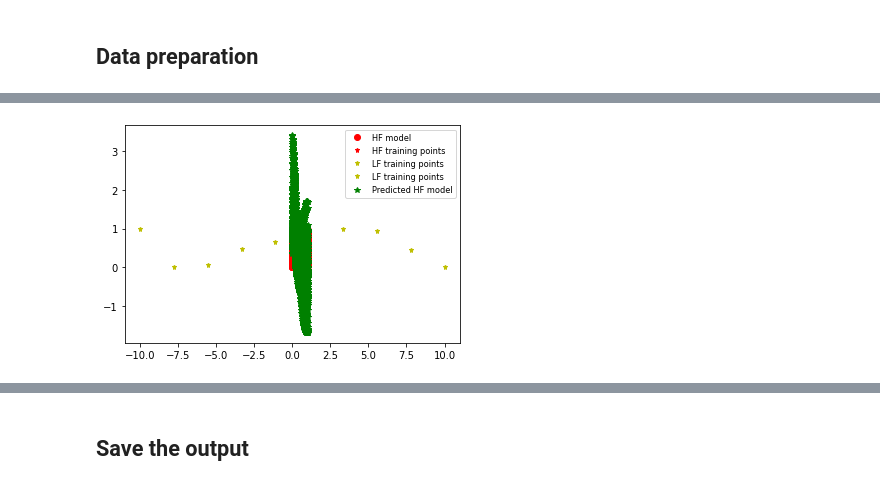
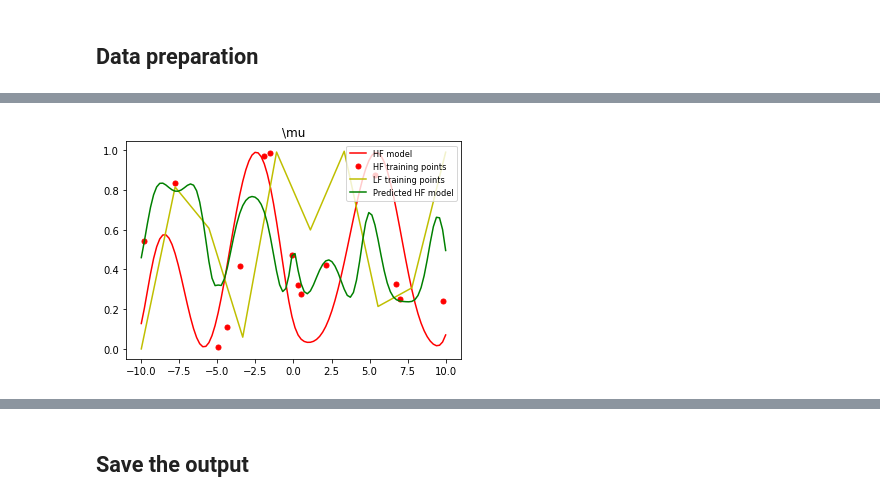
Before and after one commit to Jackmos/Multi-Fidelity-MCMC-methods, a Jupyter notebook: PACS_project2/Multiparameter/2-step/2NN.ipynb, the cells around one changed output, grey strips where cells are left out. Saved outputs shown, nothing was run; the diff lists cells and outputs as text; code cells hidden in the pictures.

```diff
--- a/PACS_project2/Multiparameter/2-step/2NN.ipynb
+++ b/PACS_project2/Multiparameter/2-step/2NN.ipynb
@@ -59,7 +59,7 @@ reaction_HF_test = (reaction_HF_test - reaction_min) / (
 # %%
 #########################     TRAIN SET      ##########################
 NepoLF = 5000  # number of epochs for first NN: NN_LF
-NepoHF = 3000  # number of epochs for second NN: NN_HF
+NepoHF = 5000  # number of epochs for second NN: NN_HF
 
 Nlf = 30
 # %%
@@ -68,12 +68,20 @@ Nlf = 30
 permutation1 = np.random.permutation(len(reaction_HF_test))
 permutation2 = np.random.permutation(len(x_HF_test))
 n_HF = 15
+
 reaction_HF = reaction_HF_test[permutation1][0:n_HF]
 x_HF = x_HF_test[permutation2][0:n_HF]
-reaction_HF = np.column_stack((reaction_HF, x_HF))
+grid1, grid2 = np.meshgrid(reaction_HF, x_HF)
+reaction_HF = np.column_stack((grid1.ravel(), grid2.ravel()))
 U_HF_test = U_HF_test[:, -1, :,44]
 
 reaction_HF_test = np.array(list(product(reaction_HF_test.flatten(), x_HF_test.flatten())))
+
+#
+reaction_HF=np.c_[reaction_HF, np.abs(np.sin(5*np.pi*reaction_HF[:, 0])),np.abs(np.sin(0.2*np.pi*reaction_HF[:, 1]))]
+reaction_HF_test=np.c_[reaction_HF_test, np.abs(np.sin(5*np.pi*reaction_HF_test[:, 0])),np.abs(np.sin(0.2*np.pi*reaction_HF_test[:, 1]))]
+#
+
 
 # TRANSFORMATION
 U_h_max_test = np.max(U_HF_test)
@@ -82,7 +90,9 @@ U_h_min_test = np.min(U_HF_test)
 U_HF_test = (U_HF_test - U_h_min_test) / (U_h_max_test - U_h_min_test)
 
 ##
-U_HF = U_HF_test[permutation1[0:n_HF],permutation2[0:n_HF]]
+p1, p2 = np.meshgrid(permutation1[0:n_HF], permutation2[0:n_HF])
+permutation = np.column_stack((p1.ravel(), p2.ravel()))
+U_HF = U_HF_test[permutation[:,0],permutation[:,1]]
 row, col = U_HF_test.shape
 index_row, index_col = np.meshgrid(np.arange(row), np.arange(col), indexing='ij')
 comb = np.ravel_multi_index((index_row.flatten(), index_col.flatten()), dims=(row, col))
@@ -120,9 +134,11 @@ for m in range(len(Discretizations)):
         L=np.minimum(Nlf,x_LF_test.shape[0])
         permutation1 = np.random.permutation(len(reaction_LF_test))
         permutation2 = np.random.permutation(len(x_LF_test))
-        reaction_LF = reaction_LF_test[permutation1][0:L]    # problema di consistenza qui: non stai confrontando stesso numero di dati, ma è cosairreparabile se non creando nuovo dataset
+        reaction_LF = reaction_LF_test[permutation1][0:Nlf]    # problema di consistenza qui: non stai confrontando stesso numero di dati, ma è cosairreparabile se non creando nuovo dataset
         x_LF = x_LF_test[permutation2][0:L]
-        reaction_LF = np.column_stack((reaction_LF, x_LF))
+
+        grid1, grid2 = np.meshgrid(reaction_LF, x_LF)
+        reaction_LF = np.column_stack((grid1.ravel(), grid2.ravel()))
         reaction_LF_test = np.array(list(product(reaction_LF_test.flatten(), x_LF_test.flatten())))
         U_LF_test = U_LF_test[
         :,
@@ -130,13 +146,25 @@ for m in range(len(Discretizations)):
         :,
         int(4*(Discretizations[m]-1)/9)
         ]
+
+        #
+        reaction_LF=np.c_[reaction_LF, np.abs(np.sin(5*np.pi*reaction_LF[:, 0])),np.abs(np.sin(0.2*np.pi*reaction_LF[:, 1]))]
+        reaction_LF_test=np.c_[reaction_LF_test, np.abs(np.sin(5*np.pi*reaction_LF_test[:, 0])),np.abs(np.sin(0.2*np.pi*reaction_LF_test[:, 1]))]
+        #
+
         # TRANSFORMATION
         U_t_max_test = np.max(U_LF_test)
         U_t_min_test = np.min(U_LF_test)
 
         U_LF_test = (U_LF_test - U_t_min_test) / (U_t_max_test - U_t_min_test)
         #U_HF = (U_HF - U_h_min_test) / (U_h_max_test - U_h_min_test)
-        U_train_LF = U_LF_test[permutation1[0:L],permutation2[0:L]]
+
+
+        p1, p2 = np.meshgrid(permutation1[0:Nlf], permutation2[0:L])
+        permutation = np.column_stack((p1.ravel(), p2.ravel()))
+        U_train_LF = U_LF_test[permutation[:,0],permutation[:,1]]
+        #U_train_LF = U_LF_test[permutation1[0:L],permutation2[0:L]]
+
         ##
         row, col = U_LF_test.shape
         index_row, index_col = np.meshgrid(np.arange(row), np.arange(col), indexing='ij')
@@ -242,31 +270,47 @@ for m in range(len(Discretizations)):
         print(f"R^2: {r2_HF}")
 
         plt.figure()
+        mask1_test=np.where(reaction_test_in[:,0]==np.min(reaction_test_in[:,0]))
+        mask1=np.where(reaction_final[:,0]==np.min(reaction_final[:,0]))
+        mask1_LF=np.where(reaction_LF[:,0]==np.min(reaction_LF[:,0]))
+        order=np.argsort(reaction_LF[mask1_LF,1])
+# plt.plot(mu_test, U_hf_test, 'b-', linewidth = 1.5, label = 'HF model')
+# plt.plot(mu_train_HF, U_hf_train,'b*', markersize = 7, label = 'HF training points')
+        plt.plot(reaction_test_in[mask1_test,1].T, U_HF_test[mask1_test], "r-", linewidth=1.5, label="HF model")
+        plt.plot(reaction_final[mask1,1].T, U_HF[mask1], "ro", markersize=5, label="HF training points")
+        plt.plot(reaction_LF[mask1_LF,1].T[order[0,:]], U_train_LF[mask1_LF][order[0,:]], "y-", markersize=5, label="LF training points")
         plt.plot(
-        reaction_test_in[:, 0], U_HF_test, "ro", linewidth=1.5, label="HF model"
-        )
-        plt.plot(
-        reaction_final[:, 0],
-        U_HF,
-        "r*",
+        reaction_test_in[mask1_test, 1].T,
+        finalModel.predict(reaction_test_in[mask1_test, :][0,:,:]),
+        "g-",
         markersize=5,
-        label="HF training points",
-        )
-        plt.plot(
-        reaction_LF,
-        U_train_LF,
-        "y*",
-        markersize=5,
-        label="LF training points",
-        )
-        plt.plot(
-        reaction_test_in[:, 0],
-        finalModel.predict(reaction_test_in),
-        "g*",
-        linewidth=3,
         label="Predicted HF model",
         )
+
         plt.legend(prop={"size": 8.3})
+        plt.title("\mu")
+        plt.show()
+
+        plt.figure()
+        mask2_test=np.where(reaction_test_in[:,1]==np.min(reaction_test_in[:,1]))
+        mask2=np.where(reaction_final[:,1]==np.min(reaction_final[:,1]))
+        mask2_LF=np.where(reaction_LF[:,1]==np.min(reaction_LF[:,1]))
+        order=np.argsort(reaction_LF[mask2_LF,0])
+# plt.plot(mu_test, U_hf_test, 'b-', linewidth = 1.5, label = 'HF model')
+# plt.plot(mu_train_HF, U_hf_train,'b*', markersize = 7, label = 'HF training points')
+        plt.plot(reaction_test_in[mask2_test,0].T, U_HF_test[mask2_test], "r-", linewidth=1.5, label="HF model")
+        plt.plot(reaction_final[mask2,0].T, U_HF[mask2], "ro", markersize=5, label="HF training points")
+        plt.plot(reaction_LF[mask2_LF,0].T[order[0,:]], U_train_LF[mask2_LF][order[0,:]], "y-", markersize=5, label="LF training points")
+        plt.plot(
+        reaction_test_in[mask2_test, 0].T,
+        finalModel.predict(reaction_test_in[mask2_test, :][0,:,:]),
+        "g-",
+        markersize=5,
+        label="Predicted HF model",
+        )
+
+        plt.legend(prop={"size": 8.3})
+        plt.title("x")
         plt.show()
 
         new = {'Discretization': Discretizations[m], 'diffusion': diffusion[d], 'R2': r2_LF_list[-1]}
@@ -308 +352 @@ R^2: -5.494849478709535
-[figure, old version]
+[figure, new version]
```
Also changed, not shown: parts of 4 cells of this notebook, 38 other files.
